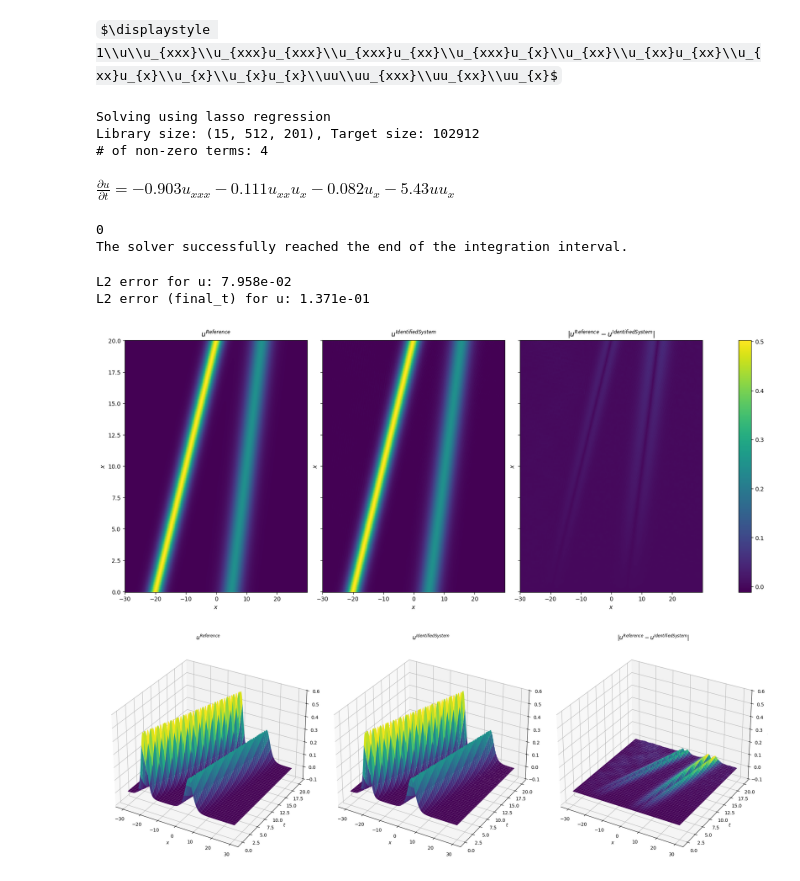
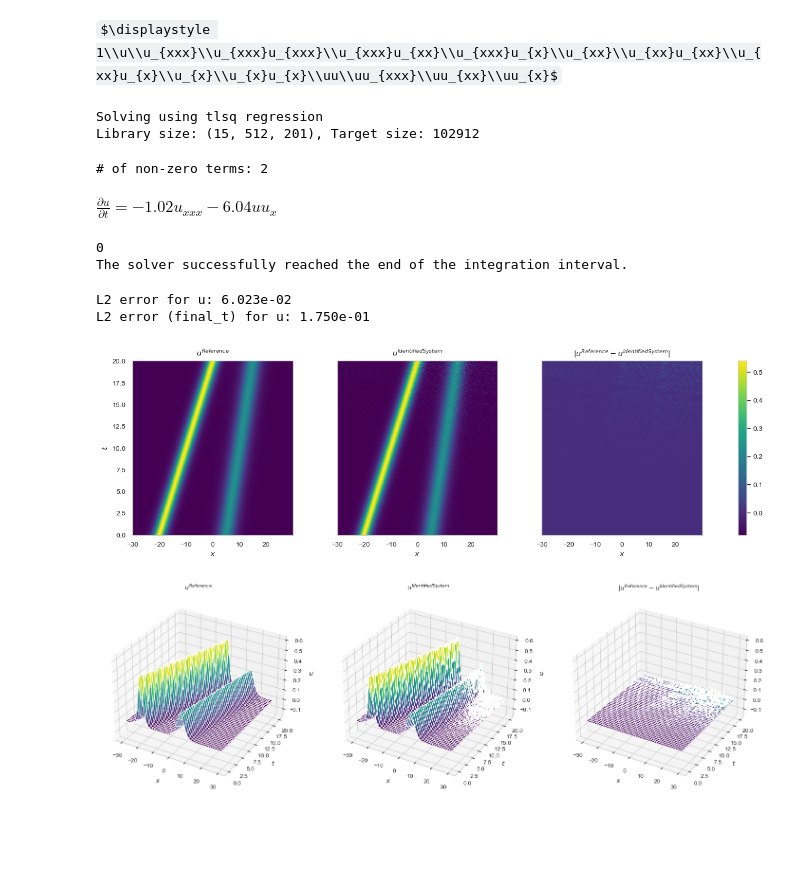
Before and after one commit to benedict-armstrong/PDEFind-Reconstructing-PDEs-from-data, a Jupyter notebook: pde2.ipynb, the cells around one changed output. Cells and saved outputs as stored; diff of their text form; code cells hidden in the pictures; some formulas as TeX source; blank space fills up the shorter version.

```diff
--- a/pde2.ipynb
+++ b/pde2.ipynb
@@ -27,15 +29,15 @@ $\displaystyle 1\\u\\u_{xxx}\\u_{xxx}u_{xxx}\\u_{xxx}u_{xx}\\u_{xxx}u_{x}\\u_{xx
 # %%
 u_t = np.gradient(u, t[0], axis=1)
 # %%
-coeffs, alpha = pdefind.solve_regression(library, u_t, algorithm="lasso")
+coeffs, alpha = pdefind.solve_regression(library, u_t, algorithm="tlsq", num_term_limit=3)
 # %% [output]
-Solving using lasso regression
+Solving using tlsq regression
 Library size: (15, 512, 201), Target size: 102912
-# of non-zero terms: 4
+# of non-zero terms: 2
 # %%
 display(Math(pdefind.latex_string(coeffs, labels, "u")))
 # %% [output]
-$\displaystyle \frac{\partial {u}}{\partial {t}}=-0.903u_{xxx}-0.111u_{xx}u_{x}-0.082u_{x}-5.43uu_{x}$
+$\displaystyle \frac{\partial {u}}{\partial {t}}=-1.02u_{xxx}-6.04uu_{x}$
 # %%
 initial_condition = [u[:, 0]]
 coefficients = [coeffs]
@@ -53,16 +55,16 @@ l2_err_u = np.linalg.norm(u[..., -1] - u_pred[..., -1]) / np.linalg.norm(u[...,
 
 print(f"L2 error (final_t) for u: {l2_err_u:.3e}")
 # %% [output]
-L2 error for u: 7.958e-02
-L2 error (final_t) for u: 1.371e-01
+L2 error for u: 6.023e-02
+L2 error (final_t) for u: 1.750e-01
 # %%
 ref_sol = np.stack([x, t, u], axis=-1)
 sol_plot = sol_plot = np.expand_dims(u_pred, axis=2)
 
-plot_2d(sol_plot, ref_sol)
+plot_2d(sol_plot, ref_sol, "figures/pde2_2d.png")
 # %% [output]
-[figure, old version]
+[figure, new version]
 # %%
-plot_3d(sol_plot, ref_sol)
+plot_3d(sol_plot, ref_sol, "figures/pde2_3d.png")
 # %% [output]
-[figure, old version]
+[figure, new version]
```
Also changed, not shown: parts of 1 cell of this notebook, 13 other files.
